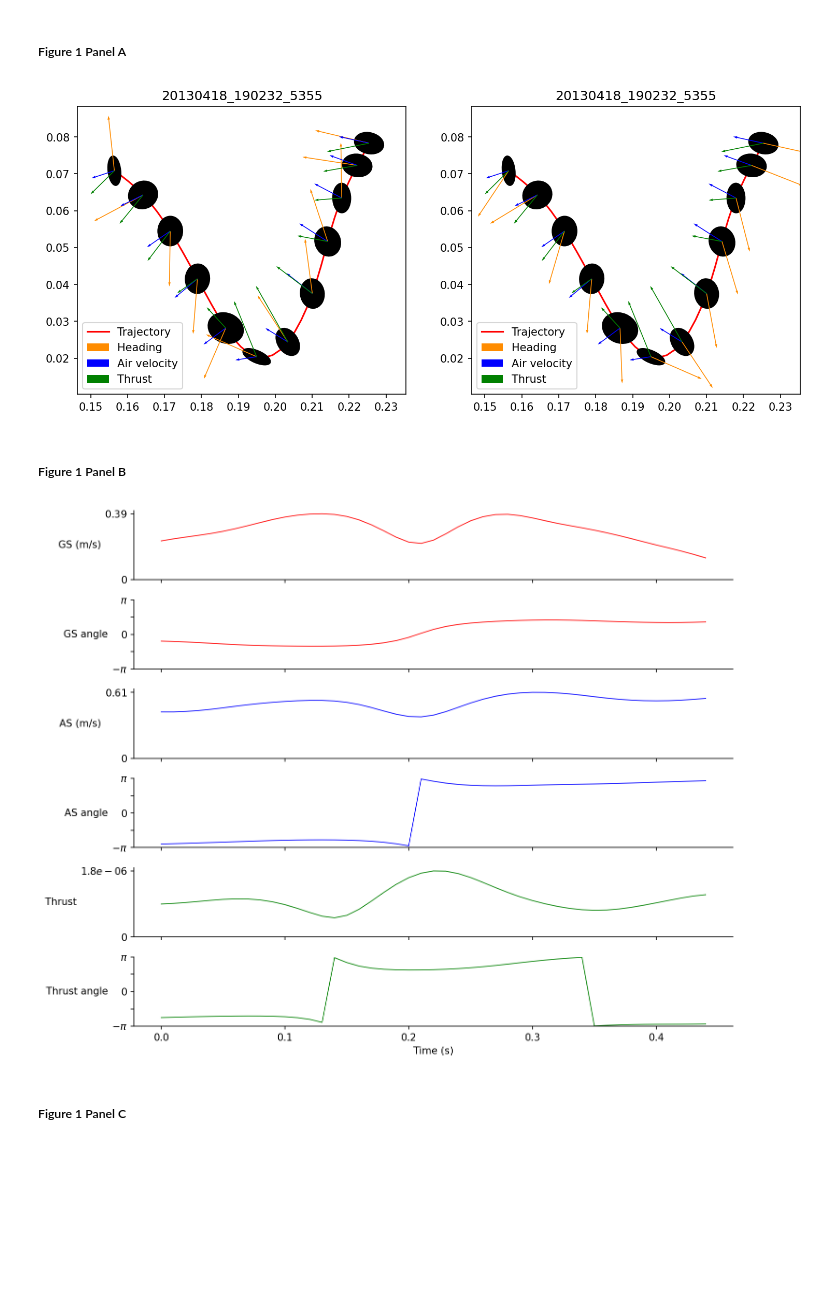
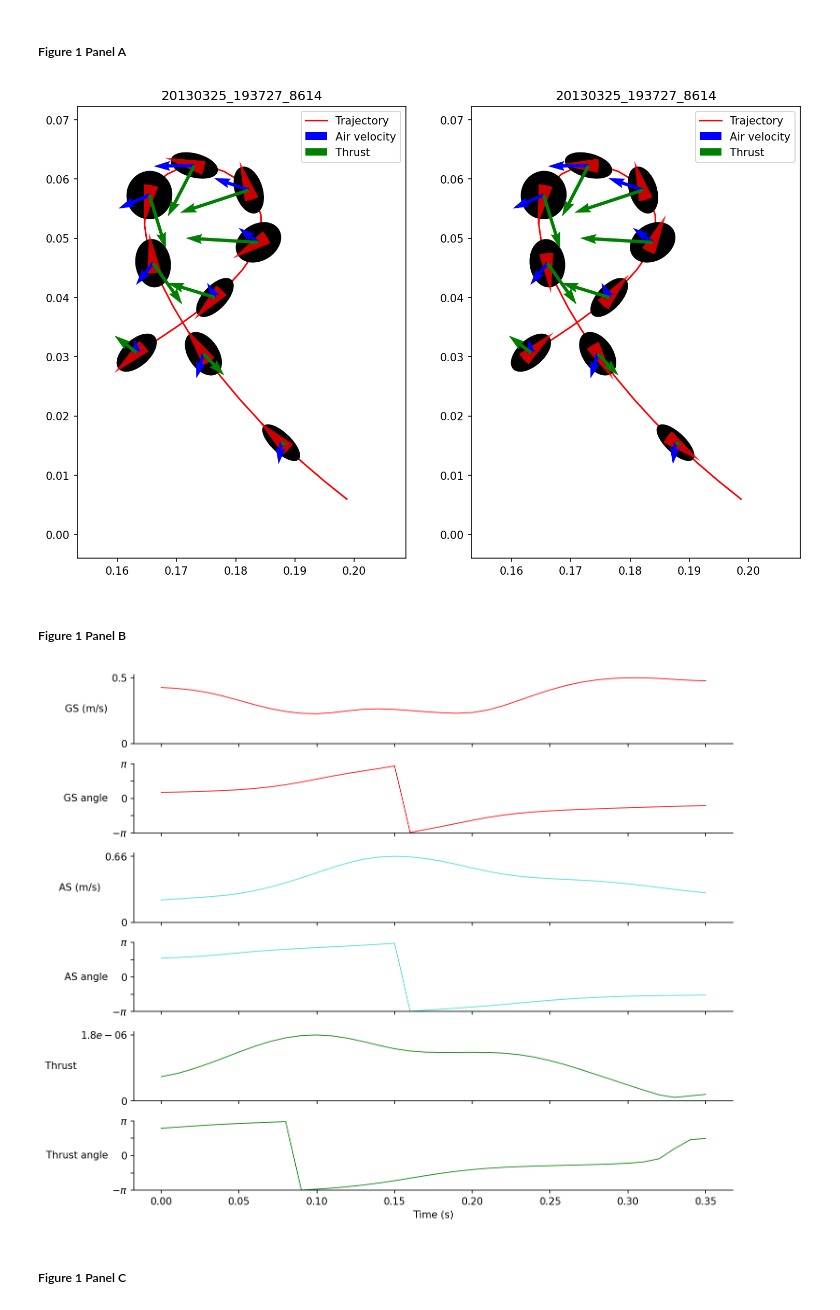
Before and after one commit to nehalsinghmangat/drosophila_body_orientation_predictor, a Jupyter notebook: notebooks/data_pipeline.ipynb, the cells around one changed output. Cells and saved outputs as stored; diff of their text form; code cells hidden in the pictures; blank space fills up the shorter version.

Commit message:
Fix figure correspondance with notebooks

```diff
--- a/notebooks/data_pipeline.ipynb
+++ b/notebooks/data_pipeline.ipynb
@@ -334,33 +327,48 @@ for trajectory in sampled_trajectories:
 # %% [markdown]
 ##### Figure 1 Panel A
 # %%
-# plot specific trajectory by id
-test_trajec = augmented_all_fly_data.loc[augmented_all_fly_data["trajec_objid"]=="20130418_190232_5355"]
-corr_trajec = smoothed_all_fly_data.loc[smoothed_all_fly_data["trajec_objid"]=="20130418_190232_5355"]
+import os, sys
+import matplotlib.pyplot as plt
+sys.path.insert(0, os.path.abspath('../utils'))
+import pandas as pd
+from utils import plot_trajectory
+
+augmented_all_fly_data = pd.read_csv('../pipelinedata/02_augmented/all_wind_heading_and_trajectories_augmented.csv')
+smoothed_all_fly_data  = pd.read_csv('../pipelinedata/05_smoothed/all_wind_heading_and_trajectories_augmented_corrected_filtered_smoothed.csv')
+
+test_trajec = augmented_all_fly_data.loc[augmented_all_fly_data["trajec_objid"] == "20130325_193727_8614"]
+corr_trajec = smoothed_all_fly_data.loc[smoothed_all_fly_data["trajec_objid"]   == "20130325_193727_8614"]
+
 fig, axs = plt.subplots(1, 2, figsize=(12, 12), dpi=150)
+plot_trajectory(axs[0], test_trajec, heading_color='red', heading_size=0.3,arrow_width=0.010,arrow_scale=0.7)
+plot_trajectory(axs[1], corr_trajec, heading_color='red', heading_size=0.3,arrow_width=0.010,arrow_scale=0.7)
 
-plot_trajectory(axs[0],test_trajec)
-plot_trajectory(axs[1],corr_trajec)
-
-fig.savefig('../figures/fig_1_panel_A.pdf', format='pdf', bbox_inches='tight')
+os.makedirs('../figures', exist_ok=True)
+fig.savefig('../figures/fig_1_panel_A.svg', format='svg', bbox_inches='tight')
 plt.show()
 # %% [output]
-[figure, old version]
+[figure, new version]
 # %% [markdown]
 ##### Figure 1 Panel B
 # %%
+import os, sys
+import matplotlib.pyplot as plt
+sys.path.insert(0, os.path.abspath('../utils'))
+import pandas as pd
 from utils import plot_fly_inputs_stacked
 
-panel_b_trajec = augmented_all_fly_data.loc[augmented_all_fly_data["trajec_objid"]=="20130418_190232_5355"]
+augmented_all_fly_data = pd.read_csv('../pipelinedata/02_augmented/all_wind_heading_and_trajectories_augmented.csv')
+panel_b_trajec = augmented_all_fly_data.loc[augmented_all_fly_data["trajec_objid"] == "20130325_193727_8614"]
 
 fig, axes = plt.subplots(6, 1, figsize=(10, 8), dpi=150, sharex=True)
 plot_fly_inputs_stacked(panel_b_trajec, axes=axes)
 fig.tight_layout()
+
 os.makedirs('../figures', exist_ok=True)
-fig.savefig('../figures/fig_1_panel_B.pdf', format='pdf', bbox_inches='tight')
+fig.savefig('../figures/fig_1_panel_B.svg', format='svg', bbox_inches='tight')
 plt.show()
 # %% [output]
-[figure, old version]
+[figure, new version]
 # %% [markdown]
 ##### Figure 1 Panel C
 # %%
```
Also changed, not shown: parts of 2 cells of this notebook, 3 other files.
